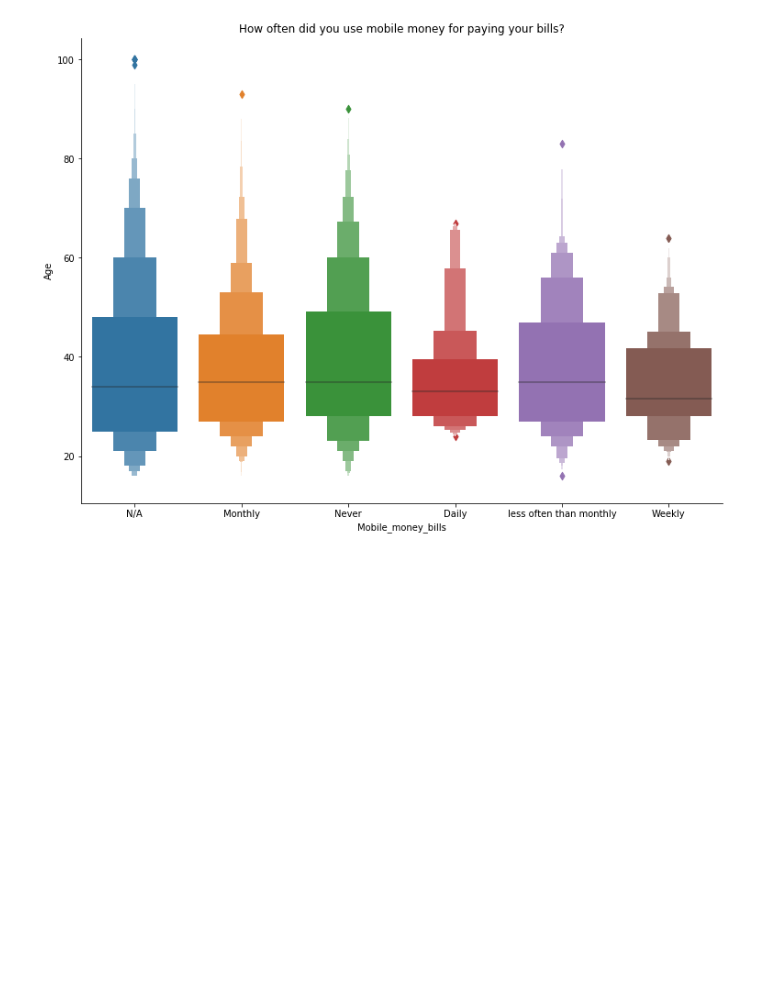
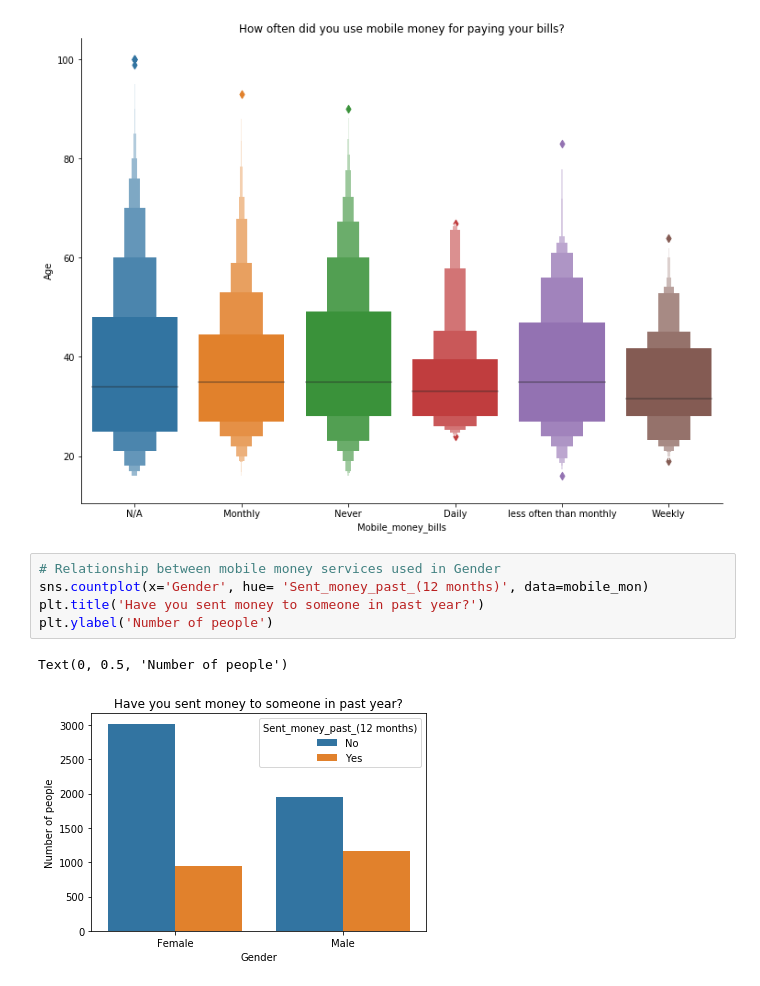
Before and after one commit to Sibusiso1995/tanzania_mobile_money, a Jupyter notebook: Untitled.ipynb, the cells around one changed output. Saved outputs shown, nothing was run; the diff lists cells and outputs as text; blank space fills up the shorter version.

```diff
--- a/Untitled.ipynb
+++ b/Untitled.ipynb
@@ -310,3 +311,11 @@ plt.title('How often did you use mobile money for paying your bills?')
 # %% [output]
 Text(0.5, 1, 'How often did you use mobile money for paying your bills?')
 [figure]
+# %%
+# Relationship between mobile money services used in Gender
+sns.countplot(x='Gender', hue= 'Sent_money_past_(12 months)', data=mobile_mon)
+plt.title('Have you sent money to someone in past year?')
+plt.ylabel('Number of people')
+# %% [output]
+Text(0, 0.5, 'Number of people')
+[figure, added]
```
Also changed, not shown: parts of 8 cells of this notebook.
